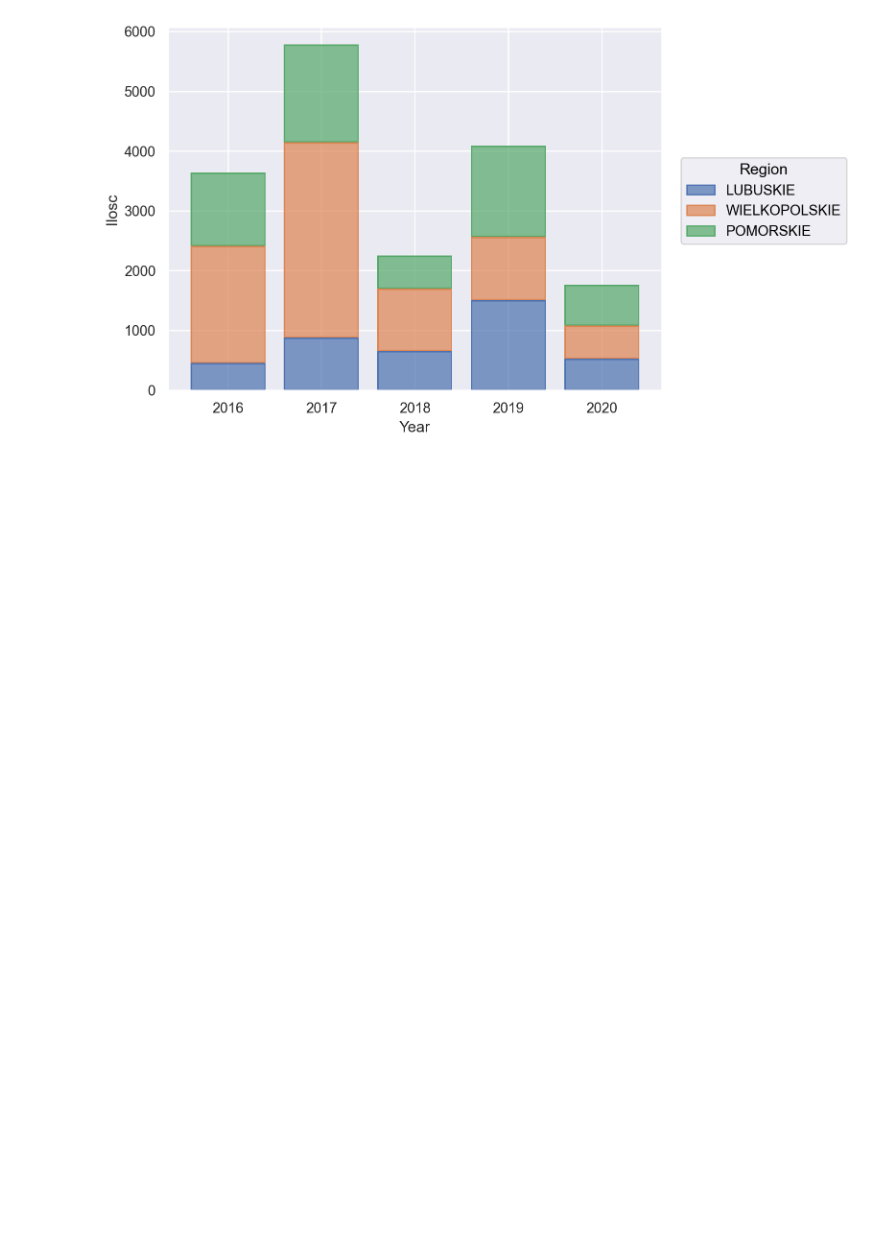
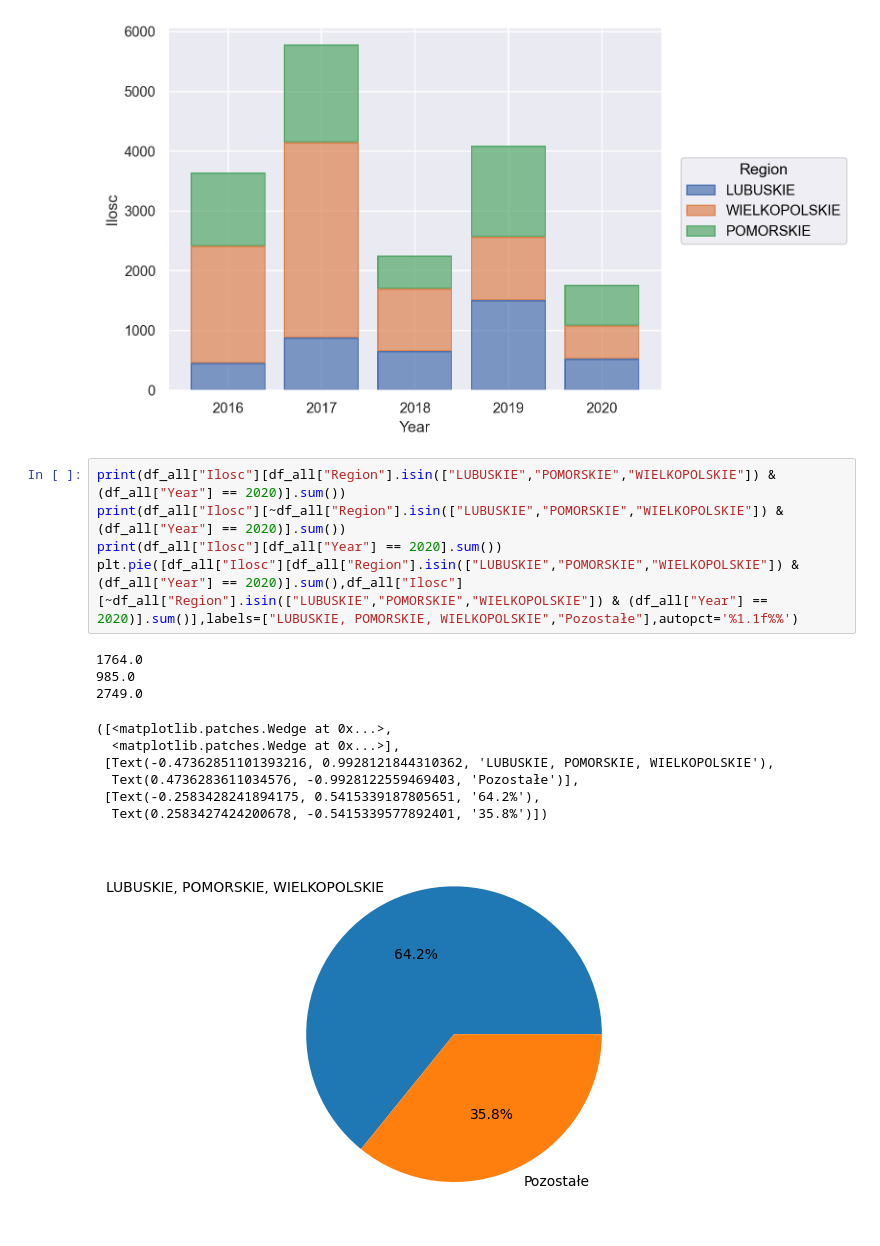
Before and after one commit to AleksandraJuchniewicz/Analiza-danych, a Jupyter notebook: Wykresy.ipynb, the cells around one changed output. Cells and saved outputs as stored; diff of their text form; blank space fills up the shorter version.

```diff
--- a/Wykresy.ipynb
+++ b/Wykresy.ipynb
@@ -833,3 +840,19 @@ import seaborn.objects as so
 so.Plot(df_test, x="Year", y="Ilosc", color="Region").add(so.Bar(),so.Stack())
 # %% [output]
 [figure]
+# %%
+print(df_all["Ilosc"][df_all["Region"].isin(["LUBUSKIE","POMORSKIE","WIELKOPOLSKIE"]) & (df_all["Year"] == 2020)].sum())
+print(df_all["Ilosc"][~df_all["Region"].isin(["LUBUSKIE","POMORSKIE","WIELKOPOLSKIE"]) & (df_all["Year"] == 2020)].sum())
+print(df_all["Ilosc"][df_all["Year"] == 2020].sum())
+plt.pie([df_all["Ilosc"][df_all["Region"].isin(["LUBUSKIE","POMORSKIE","WIELKOPOLSKIE"]) & (df_all["Year"] == 2020)].sum(),df_all["Ilosc"][~df_all["Region"].isin(["LUBUSKIE","POMORSKIE","WIELKOPOLSKIE"]) & (df_all["Year"] == 2020)].sum()],labels=["LUBUSKIE, POMORSKIE, WIELKOPOLSKIE","Pozostałe"],autopct='%1.1f%%')
+# %% [output]
+1764.0
+985.0
+2749.0
+([<matplotlib.patches.Wedge at 0x...>,
+  <matplotlib.patches.Wedge at 0x...>],
+ [Text(-0.47362851101393216, 0.9928121844310362, 'LUBUSKIE, POMORSKIE, WIELKOPOLSKIE'),
+  Text(0.4736283611034576, -0.9928122559469403, 'Pozostałe')],
+ [Text(-0.2583428241894175, 0.5415339187805651, '64.2%'),
+  Text(0.2583427424200678, -0.5415339577892401, '35.8%')])
+[figure, added]
```
Also changed, not shown: parts of 4 cells of this notebook, 1 other file.
